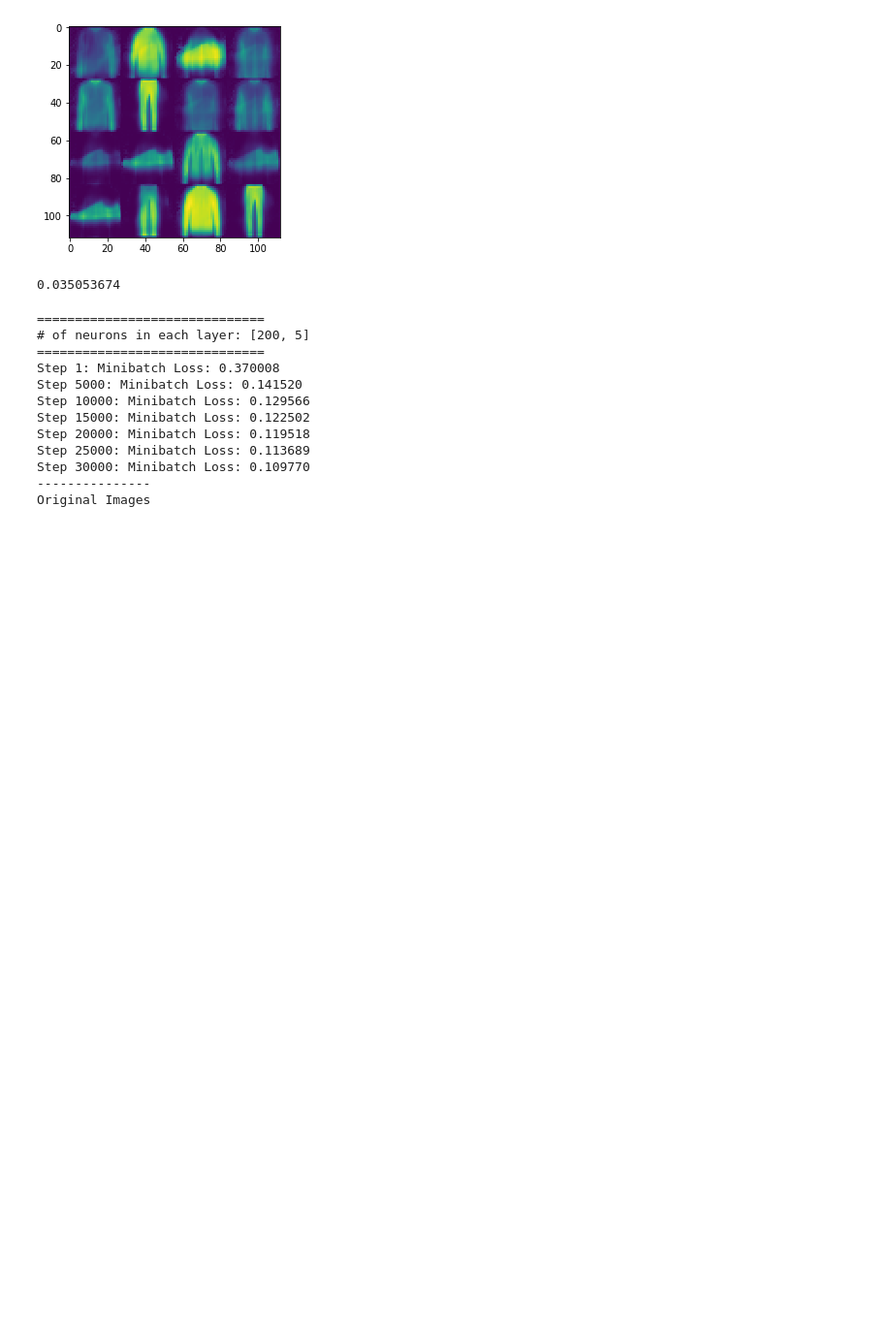
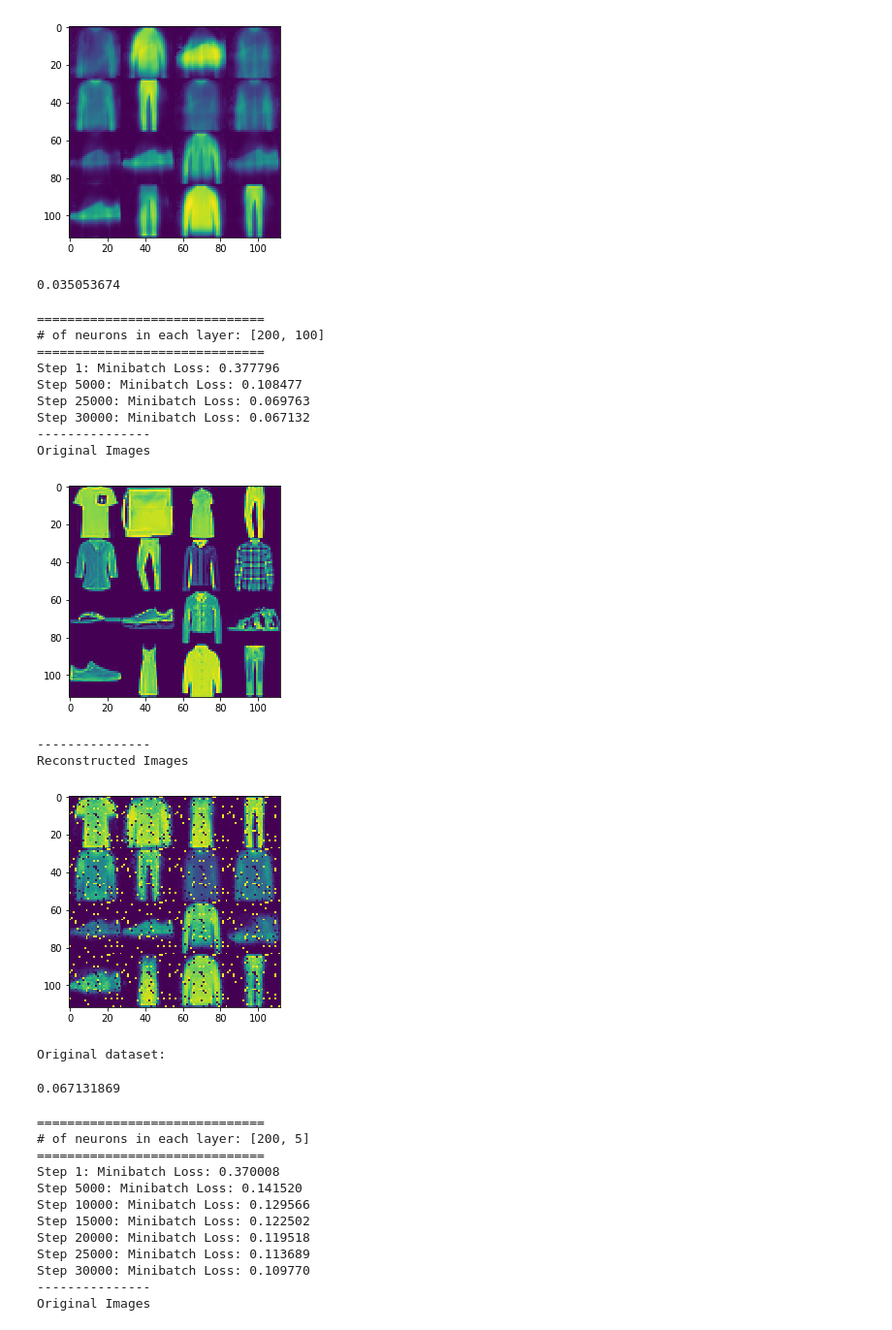
Before and after one commit to sahilgandhi94/6220, a Jupyter notebook: hw4/P3.ipynb, the cells around one changed output. Shown: that part at 97% size. Drawn from its saved outputs; the diff is of its cells as text; code cells hidden in the pictures; blank space fills up the shorter version.

```diff
--- a/hw4/P3.ipynb
+++ b/hw4/P3.ipynb
@@ -534,6 +686,29 @@ Original Images
 Reconstructed Images
 [figure]
 0.035053674
+# %%
+AutoEncoderNN(
+    fashion.train.images, fashion.train.labels, fashion.test.images, fashion.test.labels,
+    learning_rate=0.001, n_iterations=30000, display_step=5000, batch_size=256,
+    n_hidden_layers=2, n_nodes_per_layer=[200, 100], n_clusters=10,
+    activation=tf.nn.sigmoid, image_dataset = True
+).optimize()
+# %% [output]
+==============================
+# of neurons in each layer: [200, 100]
+==============================
+Step 1: Minibatch Loss: 0.377796
+Step 5000: Minibatch Loss: 0.108477
+Step 25000: Minibatch Loss: 0.069763
+Step 30000: Minibatch Loss: 0.067132
+---------------
+Original Images
+[figure, added]
+---------------
+Reconstructed Images
+[figure, added]
+Original dataset:
+0.067131869
 # %%
 AutoEncoderNN(
     fashion.train.images, fashion.train.labels, fashion.test.images, fashion.test.labels,
```
Also changed, not shown: parts of 11 cells of this notebook.
